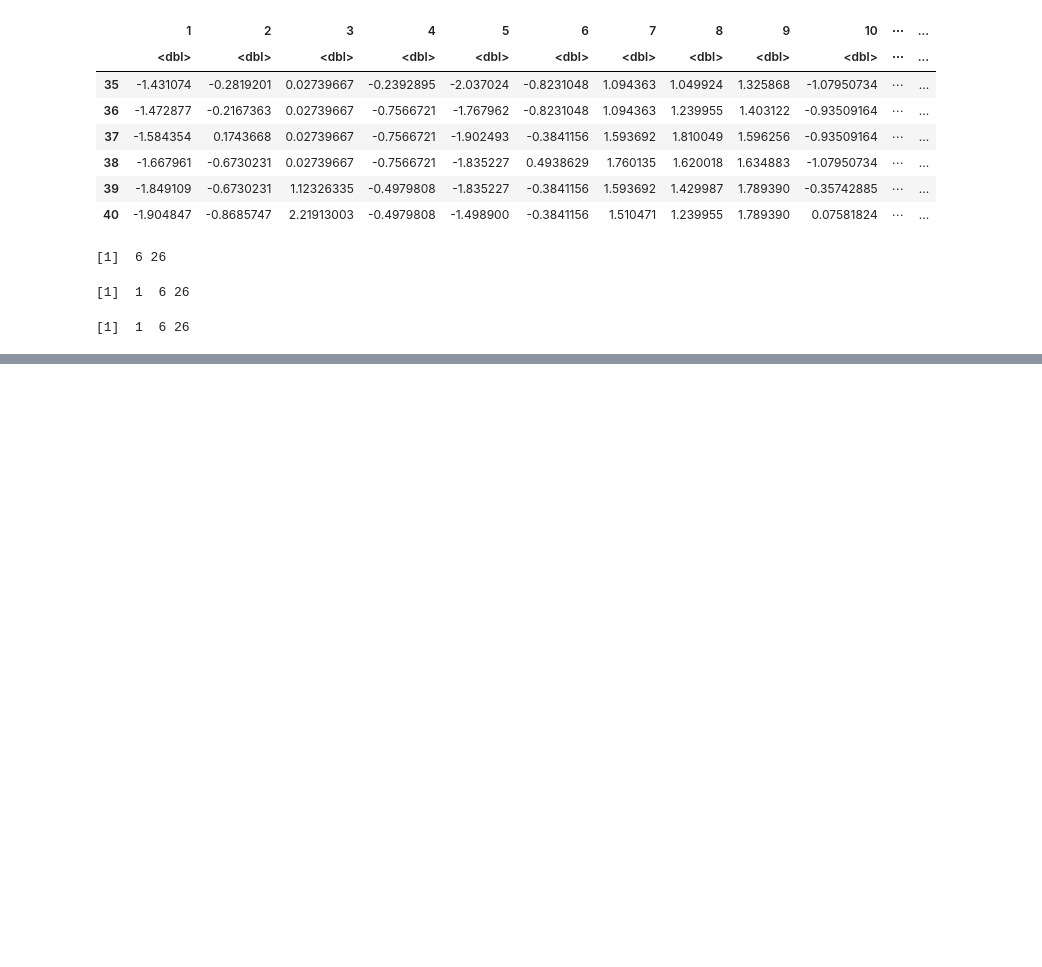
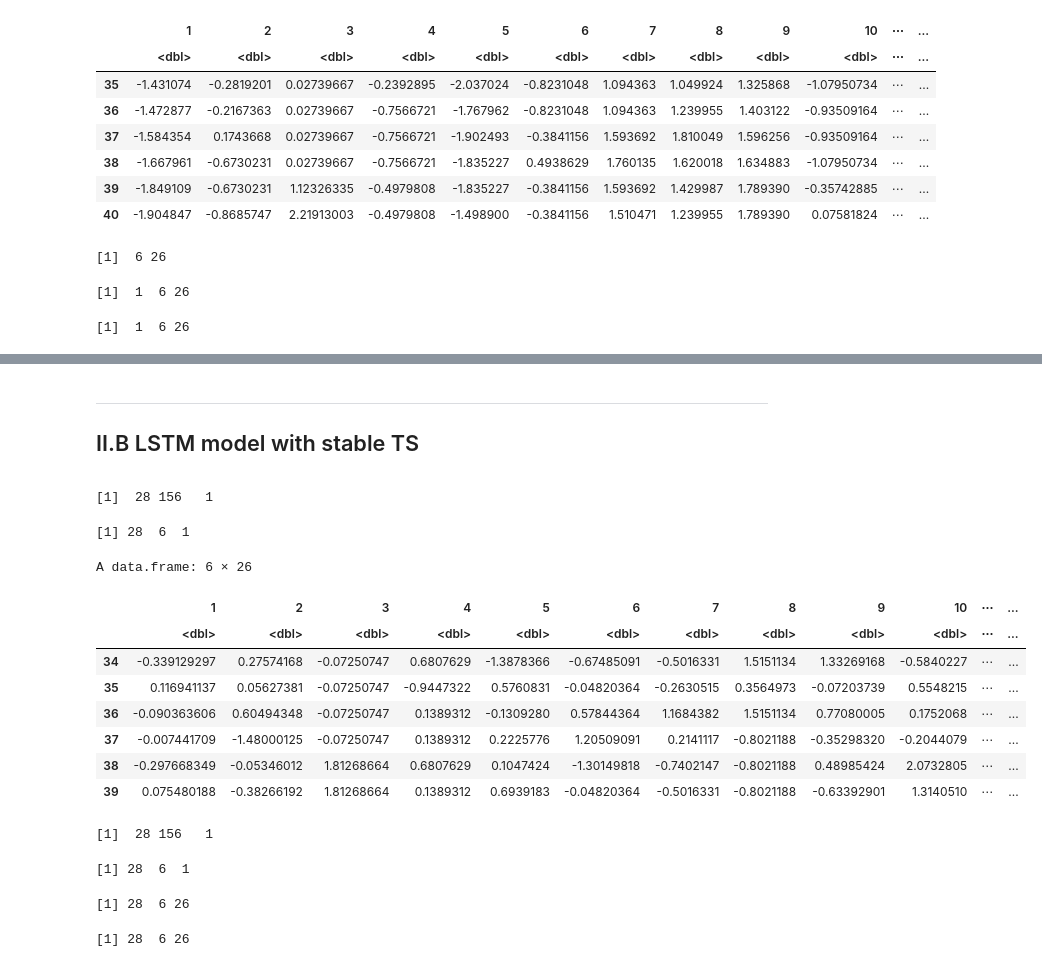
Before and after one commit to Jay-boo/TimeSeries_ACOSS, a Jupyter notebook: multivariate_LSTM_bis.ipynb, the cells around one changed output, grey strips where cells are left out. Saved outputs shown, nothing was run; the diff lists cells and outputs as text; code cells hidden in the pictures; blank space fills up the shorter version.

```diff
--- a/multivariate_LSTM_bis.ipynb
+++ b/multivariate_LSTM_bis.ipynb
@@ -458,3 +395,9 @@ for( index_secteur in 1:ncol(scaled_train)){
 #----------------------
 #Save models
 save_model_tf(LSTM_model,"models/LSTM_non_stable")
+# %% [markdown]
+<hr>
+
+<div id="LSTMB">
+
+## II.B LSTM model with stable TS
@@ -460,0 +411,61 @@ save_model_tf(LSTM_model,"models/LSTM_non_stable")
+# %%
+x_train_data <-t(sapply(
+    1:(dim(scaled_train)[1]-lag-prediction +1),
+    function(x){scaled_train[x:(x+lag-1),1]}
+))
+
+for(i in 2:ncol(scaled_train)){
+    new <-t(sapply(
+        1:(dim(scaled_train)[1]-lag-prediction +1),
+        function(x){scaled_train[x:(x+lag-1),i]}
+    ))
+    x_train_data <-cbind(x_train_data,new)
+
+}
+
+x_train_arr <- array(
+    data=as.numeric(unlist(x_train_data)),
+    dim=c(
+        nrow(x_train_data),
+        ncol(x_train_data),
+        1
+        )
+
+)
+x_train_arr %>%dim
+# %% [output]
+[1]  28 156   1
+# %%
+y_train_data <-  t(sapply(
+    (1+lag):(dim(scaled_train)[1]-prediction +1),
+    function(x){scaled_train[x:(x+prediction-1),1]}
+))
+y_train_arr <-array(
+    data=as.numeric(unlist(y_train_data)),
+    dim=c(
+        nrow(y_train_data),
+        prediction,
+        1
+    )
+)
+y_train_arr%>%dim
+# %% [output]
+[1] 28  6  1
+# %%
+x_test <-df.train[(nrow(scaled_train)- prediction+1):nrow(scaled_train),]
+for(i in 1:ncol(x_test)){
+    x_test[,i] <-(x_test[,i] -scale_factor[["center"]][i])/scale_factor[["sd"]][i]
+}
+x_test_scaled <- x_test[,1]
+# %%
+x_test
+# %% [output]
+A data.frame: 6 × 26
+|  | 1 | 2 | 3 | 4 | 5 | 6 | 7 | 8 | 9 | 10 | ⋯ | ... |
+|  | <dbl> | <dbl> | <dbl> | <dbl> | <dbl> | <dbl> | <dbl> | <dbl> | <dbl> | <dbl> | ⋯ | ... |
+| 34 | -0.339129297 | 0.27574168 | -0.07250747 | 0.6807629 | -1.3878366 | -0.67485091 | -0.5016331 | 1.5151134 | 1.33269168 | -0.5840227 | ⋯ | ... |
+| 35 | 0.116941137 | 0.05627381 | -0.07250747 | -0.9447322 | 0.5760831 | -0.04820364 | -0.2630515 | 0.3564973 | -0.07203739 | 0.5548215 | ⋯ | ... |
+| 36 | -0.090363606 | 0.60494348 | -0.07250747 | 0.1389312 | -0.1309280 | 0.57844364 | 1.1684382 | 1.5151134 | 0.77080005 | 0.1752068 | ⋯ | ... |
+| 37 | -0.007441709 | -1.48000125 | -0.07250747 | 0.1389312 | 0.2225776 | 1.20509091 | 0.2141117 | -0.8021188 | -0.35298320 | -0.2044079 | ⋯ | ... |
+| 38 | -0.297668349 | -0.05346012 | 1.81268664 | 0.6807629 | 0.1047424 | -1.30149818 | -0.7402147 | -0.8021188 | 0.48985424 | 2.0732805 | ⋯ | ... |
+| 39 | 0.075480188 | -0.38266192 | 1.81268664 | 0.1389312 | 0.6939183 | -0.04820364 | -0.5016331 | -0.8021188 | -0.63392901 | 1.3140510 | ⋯ | ... |
@@ -460,0 +477,6 @@ save_model_tf(LSTM_model,"models/LSTM_non_stable")
+# %%
+x_train_arr %>%dim
+y_train_arr %>%dim
+# %% [output]
+[1]  28 156   1
+[1] 28  6  1
@@ -460,0 +545,6 @@ save_model_tf(LSTM_model,"models/LSTM_non_stable")
+# %%
+x_train_arr_bis%>%dim
+y_train_arr_bis %>% dim
+# %% [output]
+[1] 28  6 26
+[1] 28  6 26
```
Also changed, not shown: parts of 34 cells of this notebook, 26 other files.
